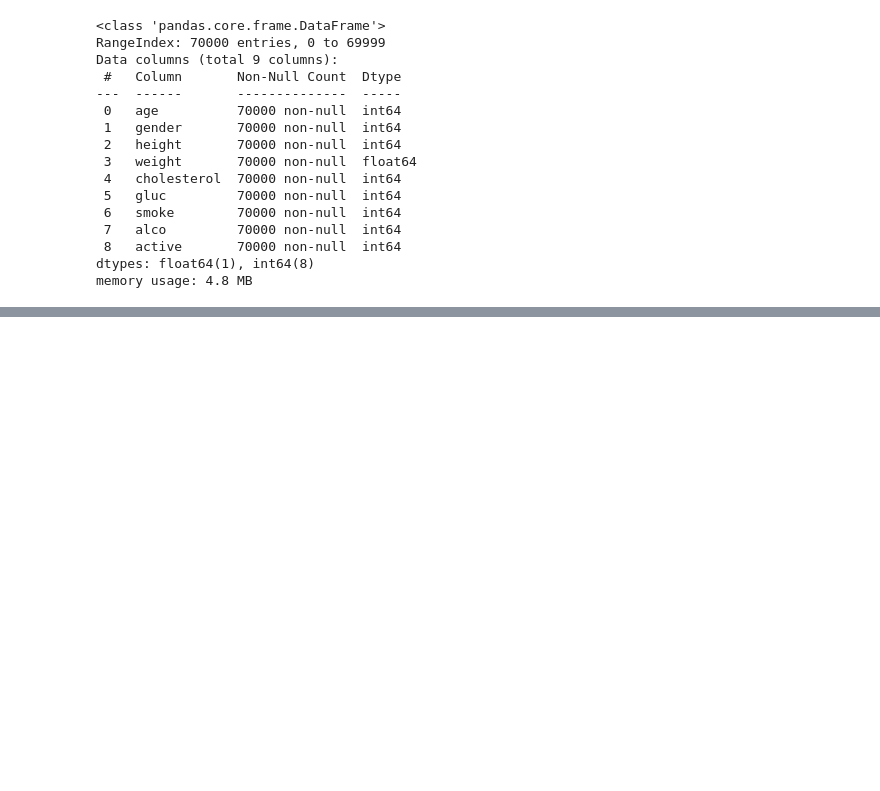
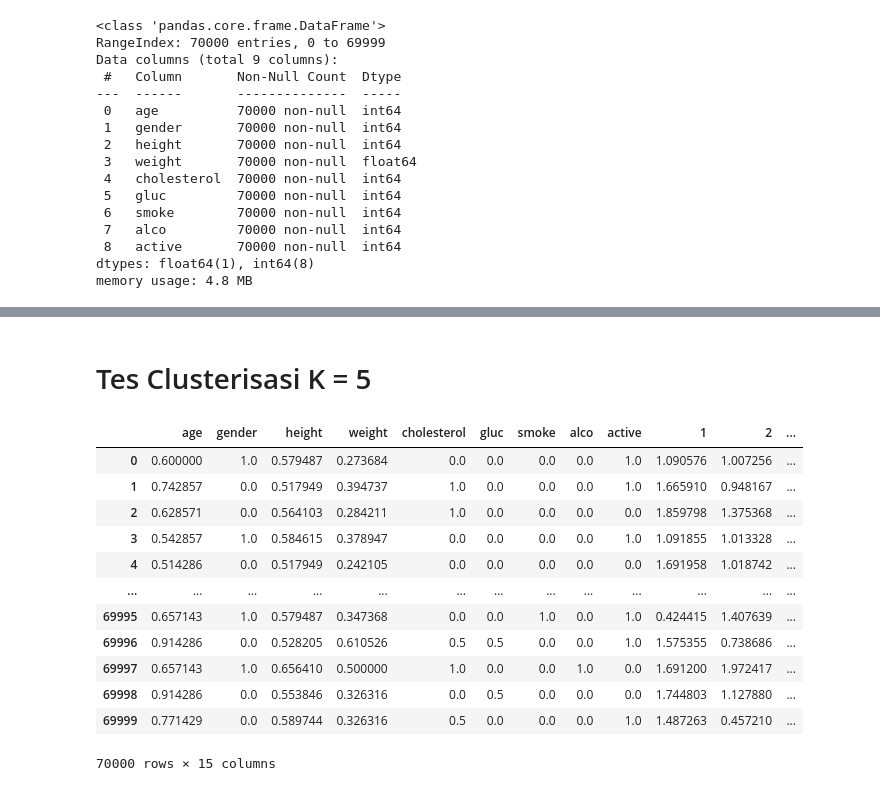
Before and after one commit to rapilap/TUBES_Artificial_Intelligence, a Jupyter notebook: percobaan2.ipynb, the cells around one changed output, grey strips where cells are left out. Saved outputs shown, nothing was run; the diff lists cells and outputs as text; code cells hidden in the pictures; blank space fills up the shorter version.

```diff
--- a/percobaan2.ipynb
+++ b/percobaan2.ipynb
@@ -152,0 +174,47 @@ df
+# %%
+# Melakukan perhitungan rata-rata hasil iterasi untuk digunakan sebagai centroid baru
+def centroid_baru(df, fitur, centroid2):
+    for i in centroid2.keys():
+        for j, feature in enumerate(fitur):
+            centroid2[i][j] = np.mean(df[df['Cluster'] == i][feature])
+    return centroid2
+# %%
+# Rumus untuk melakukan perulangan iterasi hingga tidak ada data yang berpindah cluster
+def clusterisasi(df, fitur, k):
+    centroid2 = inisialisasi_centroid(df, k)
+    df_euc = copy.deepcopy(df)
+    df_euc = jarak_euclid(df_euc, fitur, centroid2)
+    df_euc = cluster_baru(df_euc, centroid2)
+    centroid2 = centroid_baru(df_euc, fitur, centroid2)
+
+    while True:
+        centroid_lama = copy.deepcopy(centroid2)
+        df_euc = jarak_euclid(df_euc, fitur, centroid2)
+        df_euc = cluster_baru(df_euc, centroid2)
+        centroid2 = centroid_baru(df_euc, fitur, centroid2)
+
+        if (centroid_lama == centroid2):
+            break
+
+    return(df_euc, centroid2)
+# %% [markdown]
+# Tes Clusterisasi K = 5
+# %%
+k = 5
+df_euc, centroid2 = clusterisasi(df, fitur, k)
+
+df_euc
+# %% [output]
+|  | age | gender | height | weight | cholesterol | gluc | smoke | alco | active | 1 | 2 | ... |
+| 0 | 0.600000 | 1.0 | 0.579487 | 0.273684 | 0.0 | 0.0 | 0.0 | 0.0 | 1.0 | 1.090576 | 1.007256 | ... |
+| 1 | 0.742857 | 0.0 | 0.517949 | 0.394737 | 1.0 | 0.0 | 0.0 | 0.0 | 1.0 | 1.665910 | 0.948167 | ... |
+| 2 | 0.628571 | 0.0 | 0.564103 | 0.284211 | 1.0 | 0.0 | 0.0 | 0.0 | 0.0 | 1.859798 | 1.375368 | ... |
+| 3 | 0.542857 | 1.0 | 0.584615 | 0.378947 | 0.0 | 0.0 | 0.0 | 0.0 | 1.0 | 1.091855 | 1.013328 | ... |
+| 4 | 0.514286 | 0.0 | 0.517949 | 0.242105 | 0.0 | 0.0 | 0.0 | 0.0 | 0.0 | 1.691958 | 1.018742 | ... |
+| ... | ... | ... | ... | ... | ... | ... | ... | ... | ... | ... | ... | ... |
+| 69995 | 0.657143 | 1.0 | 0.579487 | 0.347368 | 0.0 | 0.0 | 1.0 | 0.0 | 1.0 | 0.424415 | 1.407639 | ... |
+| 69996 | 0.914286 | 0.0 | 0.528205 | 0.610526 | 0.5 | 0.5 | 0.0 | 0.0 | 1.0 | 1.575355 | 0.738686 | ... |
+| 69997 | 0.657143 | 1.0 | 0.656410 | 0.500000 | 1.0 | 0.0 | 0.0 | 1.0 | 0.0 | 1.691200 | 1.972417 | ... |
+| 69998 | 0.914286 | 0.0 | 0.553846 | 0.326316 | 0.0 | 0.5 | 0.0 | 0.0 | 0.0 | 1.744803 | 1.127880 | ... |
+| 69999 | 0.771429 | 0.0 | 0.589744 | 0.326316 | 0.5 | 0.0 | 0.0 | 0.0 | 1.0 | 1.487263 | 0.457210 | ... |
+70000 rows × 15 columns
```
Also changed, not shown: parts of 18 cells of this notebook, 1 other file.
